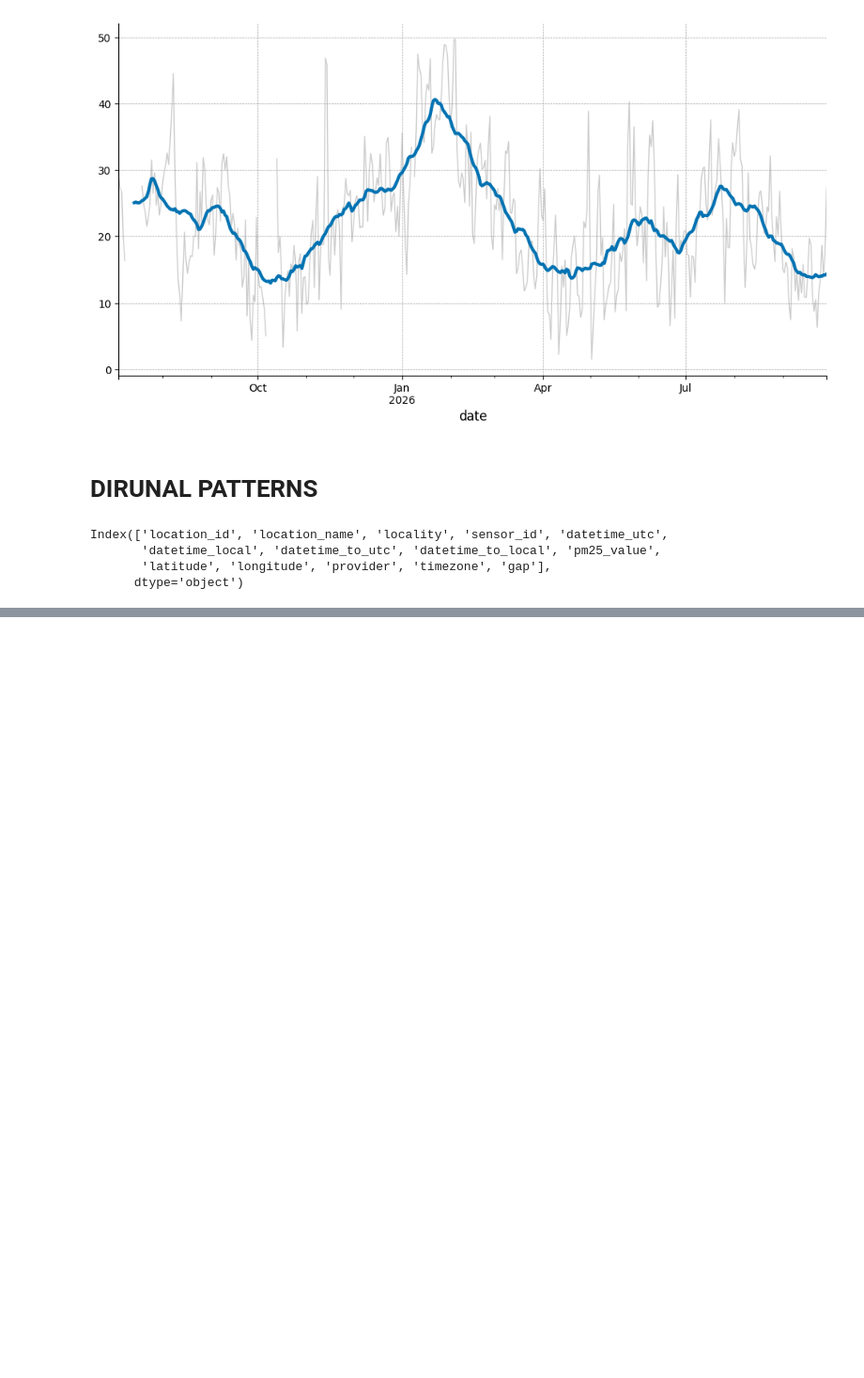
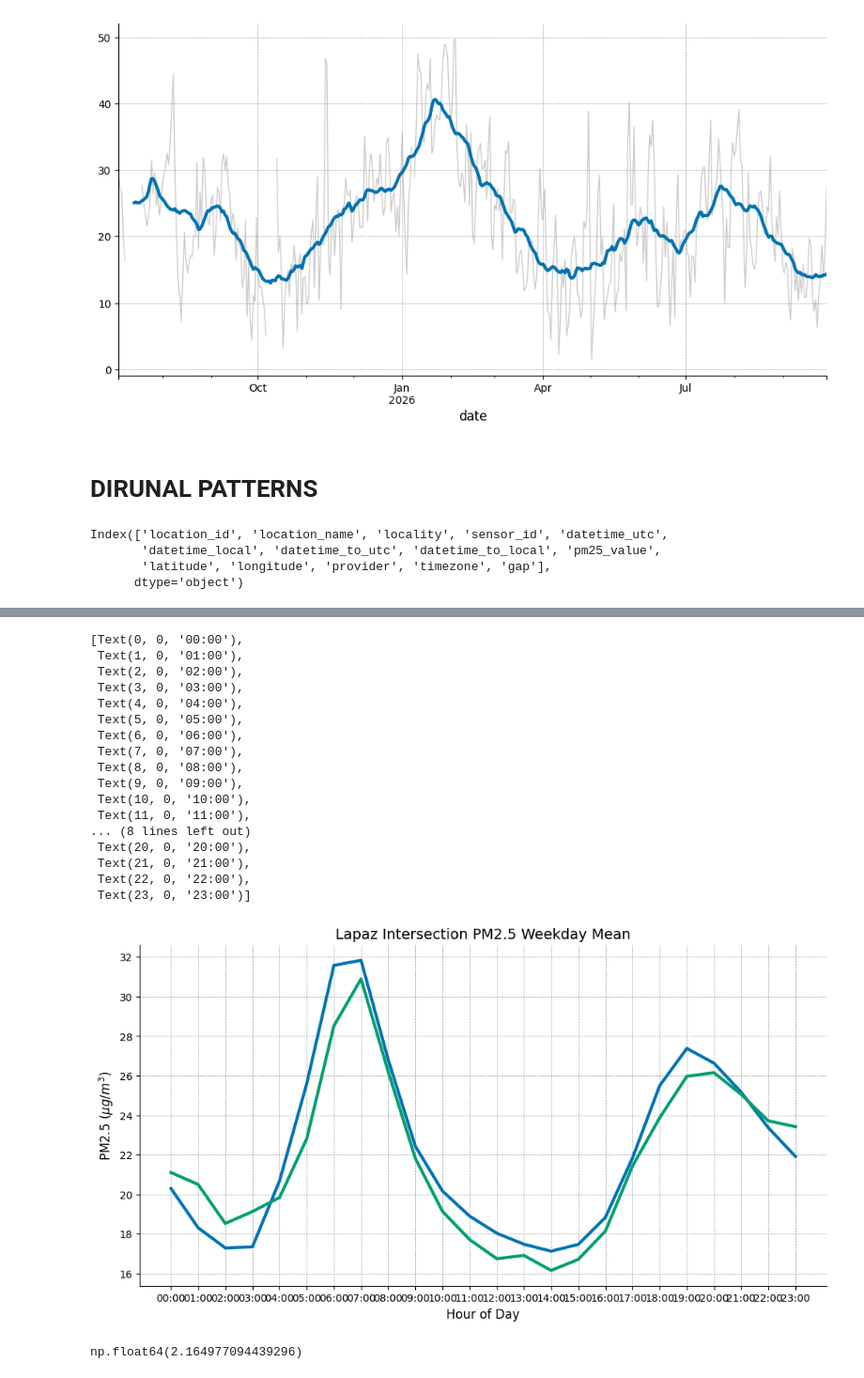
Before and after one commit to raidenkhan/Accra_sensor_data_science_project, a Jupyter notebook: Sensor_analysis.ipynb, the cells around one changed output, grey strips where cells are left out. Shown at 94% size. Saved outputs shown, nothing was run; the diff lists cells and outputs as text; code cells hidden in the pictures; blank space fills up the shorter version.

```diff
--- a/Sensor_analysis.ipynb
+++ b/Sensor_analysis.ipynb
@@ -220,0 +252,39 @@ diplot.fill_between(diurnal_hourly_iqr.index,diurnal_hourly_iqr[0.25],diurnal_ho
+# %%
+#let's filter for only weekdays and plot the weekly pattern
+weekdays=lapaz_full[lapaz_full.index.dayofweek<5]
+weekends=lapaz_full[lapaz_full.index.dayofweek>=5]
+weekly_pattern=weekdays.groupby(weekdays.index.hour)['pm25_value_filled'].mean()
+weekend_pattern=weekends.groupby(weekends.index.hour)['pm25_value_filled'].mean()
+
+week_patt_plt=weekly_pattern.plot(figsize=(12,6),color=BLUE,linewidth=3)
+weekend_pattern.plot(figsize=(12,6),color=GREEN,linewidth=3)
+week_patt_plt.set_title('Lapaz Intersection PM2.5 Weekday Mean')
+week_patt_plt.set_xlabel('Hour of Day')
+week_patt_plt.set_ylabel('PM2.5 ($\mu g/m^3$)')
+week_patt_plt.set_xticks(range(24))
+#let's make the x labels vertical
+week_patt_plt.set_xticklabels([f'{i:02d}:00' for i in range(24)],)
+# %% [output]
+[Text(0, 0, '00:00'),
+ Text(1, 0, '01:00'),
+ Text(2, 0, '02:00'),
+ Text(3, 0, '03:00'),
+ Text(4, 0, '04:00'),
+ Text(5, 0, '05:00'),
+ Text(6, 0, '06:00'),
+ Text(7, 0, '07:00'),
+ Text(8, 0, '08:00'),
+ Text(9, 0, '09:00'),
+ Text(10, 0, '10:00'),
+ Text(11, 0, '11:00'),
+... (8 lines left out)
+ Text(20, 0, '20:00'),
+ Text(21, 0, '21:00'),
+ Text(22, 0, '22:00'),
+ Text(23, 0, '23:00')]
+[figure, added]
+# %%
+#let's evaluate the percentatge drop over that week day and wekedn
+(weekly_pattern-weekend_pattern).sum()/(weekly_pattern.sum())*100
+# %% [output]
+np.float64(2.164977094439296)
```
Also changed, not shown: parts of 5 cells of this notebook.
